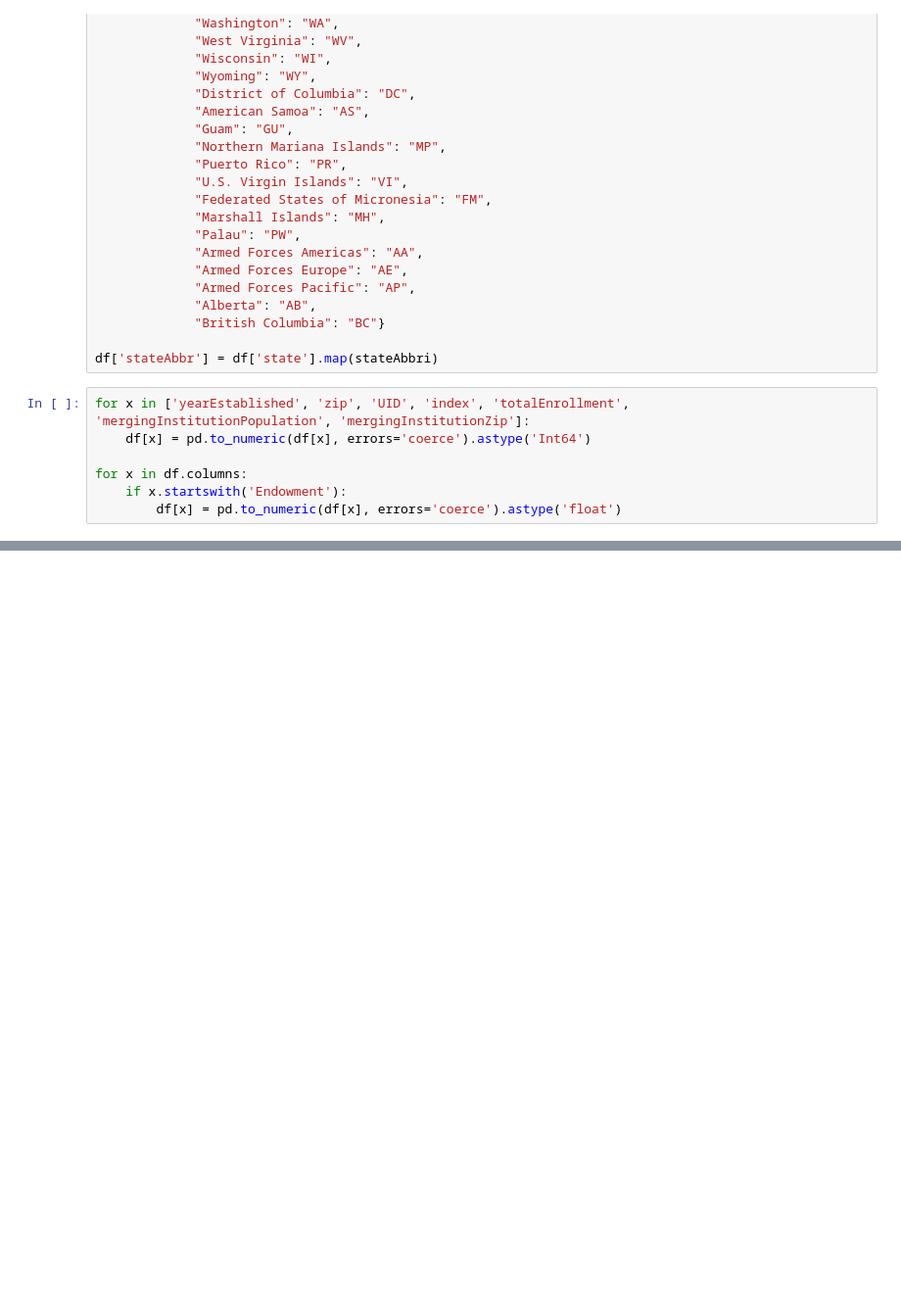
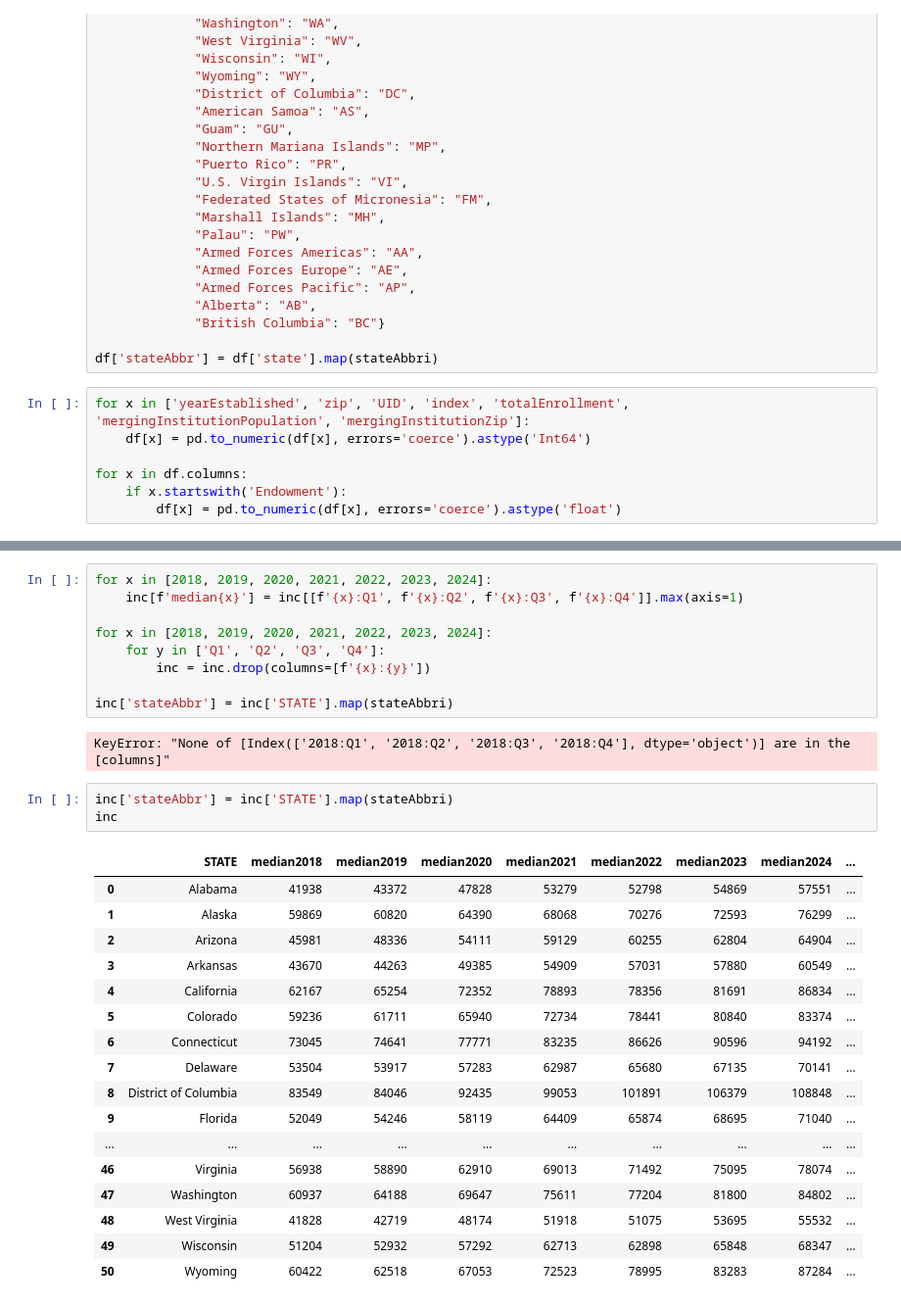
Before and after one commit to SepehrAkbari/enrollment-cliff, a Jupyter notebook: data/cleaner.ipynb, the cells around one changed output, grey strips where cells are left out. Shown: that part at 98% size. Saved outputs shown, nothing was run; the diff lists cells and outputs as text; blank space fills up the shorter version.

```diff
--- a/data/cleaner.ipynb
+++ b/data/cleaner.ipynb
@@ -151,0 +274,32 @@ endow.to_csv("sepehr_endowments_cleaned.csv", index=False)
+# %%
+for x in [2018, 2019, 2020, 2021, 2022, 2023, 2024]:
+    inc[f'median{x}'] = inc[[f'{x}:Q1', f'{x}:Q2', f'{x}:Q3', f'{x}:Q4']].max(axis=1)
+
+for x in [2018, 2019, 2020, 2021, 2022, 2023, 2024]:
+    for y in ['Q1', 'Q2', 'Q3', 'Q4']:
+        inc = inc.drop(columns=[f'{x}:{y}'])
+
+inc['stateAbbr'] = inc['STATE'].map(stateAbbri)
+# %% [output]
+KeyError: "None of [Index(['2018:Q1', '2018:Q2', '2018:Q3', '2018:Q4'], dtype='object')] are in the [columns]"
+# %%
+inc['stateAbbr'] = inc['STATE'].map(stateAbbri)
+inc
+# %% [output]
+|  | STATE | median2018 | median2019 | median2020 | median2021 | median2022 | median2023 | median2024 | ... |
+| 0 | Alabama | 41938 | 43372 | 47828 | 53279 | 52798 | 54869 | 57551 | ... |
+| 1 | Alaska | 59869 | 60820 | 64390 | 68068 | 70276 | 72593 | 76299 | ... |
+| 2 | Arizona | 45981 | 48336 | 54111 | 59129 | 60255 | 62804 | 64904 | ... |
+| 3 | Arkansas | 43670 | 44263 | 49385 | 54909 | 57031 | 57880 | 60549 | ... |
+| 4 | California | 62167 | 65254 | 72352 | 78893 | 78356 | 81691 | 86834 | ... |
+| 5 | Colorado | 59236 | 61711 | 65940 | 72734 | 78441 | 80840 | 83374 | ... |
+| 6 | Connecticut | 73045 | 74641 | 77771 | 83235 | 86626 | 90596 | 94192 | ... |
+| 7 | Delaware | 53504 | 53917 | 57283 | 62987 | 65680 | 67135 | 70141 | ... |
+| 8 | District of Columbia | 83549 | 84046 | 92435 | 99053 | 101891 | 106379 | 108848 | ... |
+| 9 | Florida | 52049 | 54246 | 58119 | 64409 | 65874 | 68695 | 71040 | ... |
+| ... | ... | ... | ... | ... | ... | ... | ... | ... | ... |
+| 46 | Virginia | 56938 | 58890 | 62910 | 69013 | 71492 | 75095 | 78074 | ... |
+| 47 | Washington | 60937 | 64188 | 69647 | 75611 | 77204 | 81800 | 84802 | ... |
+| 48 | West Virginia | 41828 | 42719 | 48174 | 51918 | 51075 | 53695 | 55532 | ... |
+| 49 | Wisconsin | 51204 | 52932 | 57292 | 62713 | 62898 | 65848 | 68347 | ... |
+| 50 | Wyoming | 60422 | 62518 | 67053 | 72523 | 78995 | 83283 | 87284 | ... |
```
Also changed, not shown: parts of 22 cells of this notebook, 23 other files.
